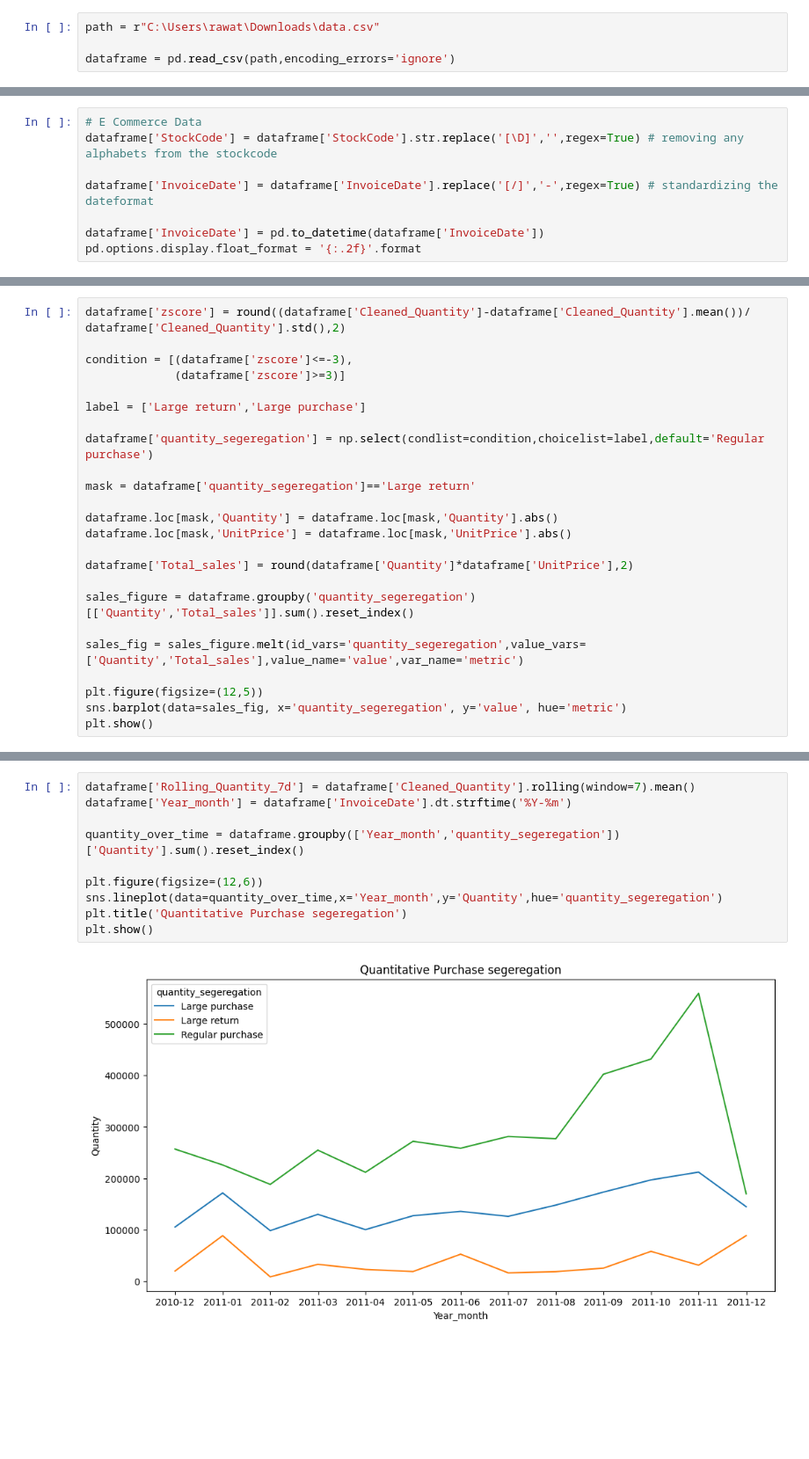
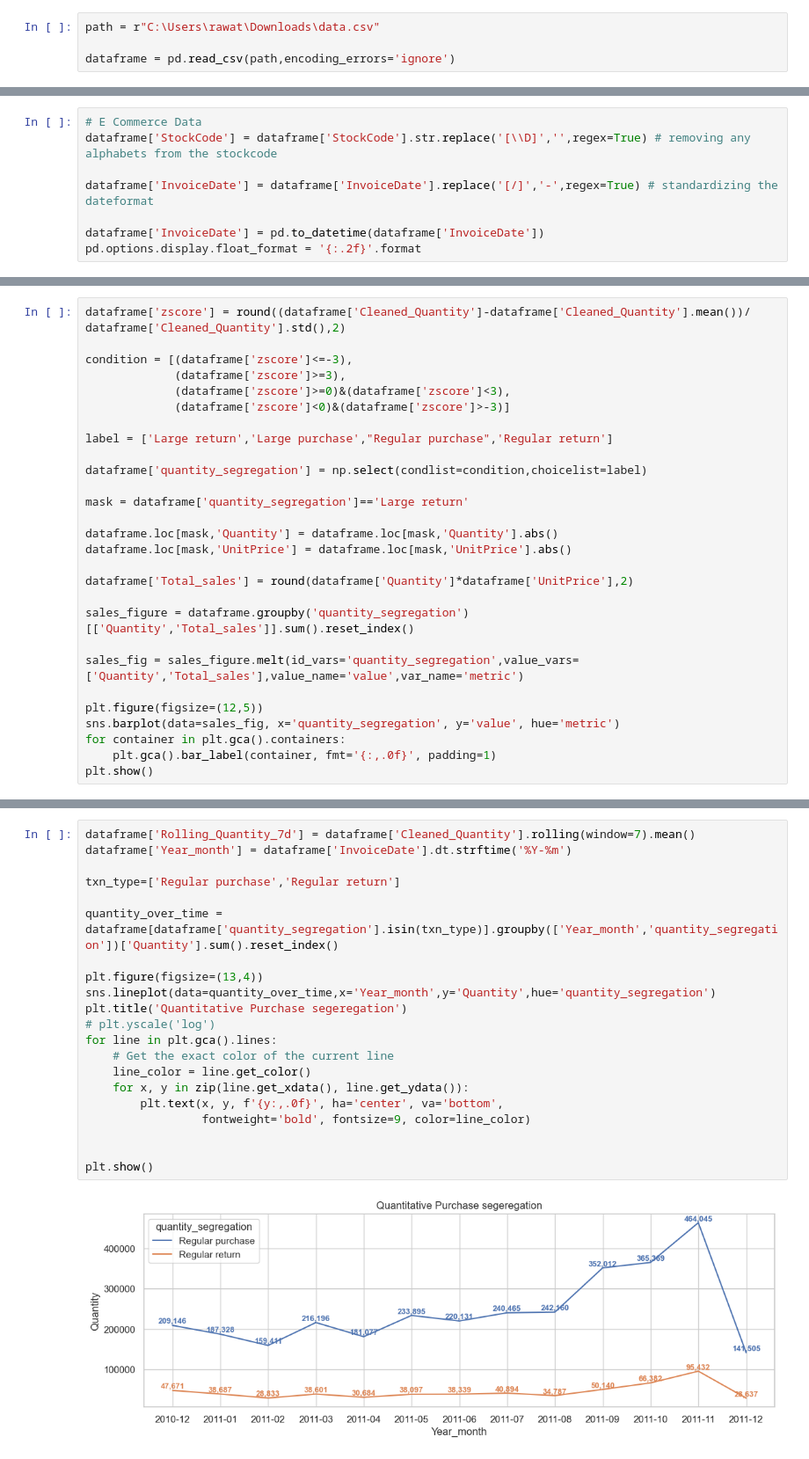
Before and after one commit to Dhananjayrawat/E-Commerce-Data-Analysis-Project, a Jupyter notebook: Project_Ecommerce.ipynb, the cells around one changed output, grey strips where cells are left out. Shown at 88% size. Drawn from its saved outputs; the diff is of its cells as text; blank space fills up the shorter version.

```diff
--- a/Project_Ecommerce.ipynb
+++ b/Project_Ecommerce.ipynb
@@ -10,6 +14,6 @@ dataframe = pd.read_csv(path,encoding_errors='ignore')
 # %%
 # E Commerce Data
-dataframe['StockCode'] = dataframe['StockCode'].str.replace('[\D]','',regex=True) # removing any alphabets from the stockcode
+dataframe['StockCode'] = dataframe['StockCode'].str.replace('[\\D]','',regex=True) # removing any alphabets from the stockcode
 
 dataframe['InvoiceDate'] = dataframe['InvoiceDate'].replace('[/]','-',regex=True) # standardizing the dateformat
 
@@ -98,24 +97,28 @@ dataframe
 dataframe['zscore'] = round((dataframe['Cleaned_Quantity']-dataframe['Cleaned_Quantity'].mean())/ dataframe['Cleaned_Quantity'].std(),2)
 
 condition = [(dataframe['zscore']<=-3),
-             (dataframe['zscore']>=3)]
+             (dataframe['zscore']>=3),
+             (dataframe['zscore']>=0)&(dataframe['zscore']<3),
+             (dataframe['zscore']<0)&(dataframe['zscore']>-3)]
 
-label = ['Large return','Large purchase']
+label = ['Large return','Large purchase',"Regular purchase",'Regular return']
 
-dataframe['quantity_segeregation'] = np.select(condlist=condition,choicelist=label,default='Regular purchase')
+dataframe['quantity_segregation'] = np.select(condlist=condition,choicelist=label)
 
-mask = dataframe['quantity_segeregation']=='Large return'
+mask = dataframe['quantity_segregation']=='Large return'
 
 dataframe.loc[mask,'Quantity'] = dataframe.loc[mask,'Quantity'].abs()
 dataframe.loc[mask,'UnitPrice'] = dataframe.loc[mask,'UnitPrice'].abs()
 
 dataframe['Total_sales'] = round(dataframe['Quantity']*dataframe['UnitPrice'],2)
 
-sales_figure = dataframe.groupby('quantity_segeregation')[['Quantity','Total_sales']].sum().reset_index()
+sales_figure = dataframe.groupby('quantity_segregation')[['Quantity','Total_sales']].sum().reset_index()
 
-sales_fig = sales_figure.melt(id_vars='quantity_segeregation',value_vars=['Quantity','Total_sales'],value_name='value',var_name='metric')
+sales_fig = sales_figure.melt(id_vars='quantity_segregation',value_vars=['Quantity','Total_sales'],value_name='value',var_name='metric')
 
 plt.figure(figsize=(12,5))
-sns.barplot(data=sales_fig, x='quantity_segeregation', y='value', hue='metric')
+sns.barplot(data=sales_fig, x='quantity_segregation', y='value', hue='metric')
+for container in plt.gca().containers:
+    plt.gca().bar_label(container, fmt='{:,.0f}', padding=1)
 plt.show()
 # %% [output]
@@ -123,13 +150,24 @@ plt.show()
 # %%
 dataframe['Rolling_Quantity_7d'] = dataframe['Cleaned_Quantity'].rolling(window=7).mean()
 dataframe['Year_month'] = dataframe['InvoiceDate'].dt.strftime('%Y-%m')
 
-quantity_over_time = dataframe.groupby(['Year_month','quantity_segeregation'])['Quantity'].sum().reset_index()
+txn_type=['Regular purchase','Regular return']
 
-plt.figure(figsize=(12,6))
-sns.lineplot(data=quantity_over_time,x='Year_month',y='Quantity',hue='quantity_segeregation')
+quantity_over_time = dataframe[dataframe['quantity_segregation'].isin(txn_type)].groupby(['Year_month','quantity_segregation'])['Quantity'].sum().reset_index()
+
+plt.figure(figsize=(13,4))
+sns.lineplot(data=quantity_over_time,x='Year_month',y='Quantity',hue='quantity_segregation')
 plt.title('Quantitative Purchase segeregation')
+# plt.yscale('log')
+for line in plt.gca().lines:
+    # Get the exact color of the current line
+    line_color = line.get_color()
+    for x, y in zip(line.get_xdata(), line.get_ydata()):
+        plt.text(x, y, f'{y:,.0f}', ha='center', va='bottom',
+                 fontweight='bold', fontsize=9, color=line_color)
+
+
 plt.show()
 # %% [output]
-[figure, old version]
+[figure, new version]
 # %%
```
Also changed, not shown: parts of 16 cells of this notebook.
